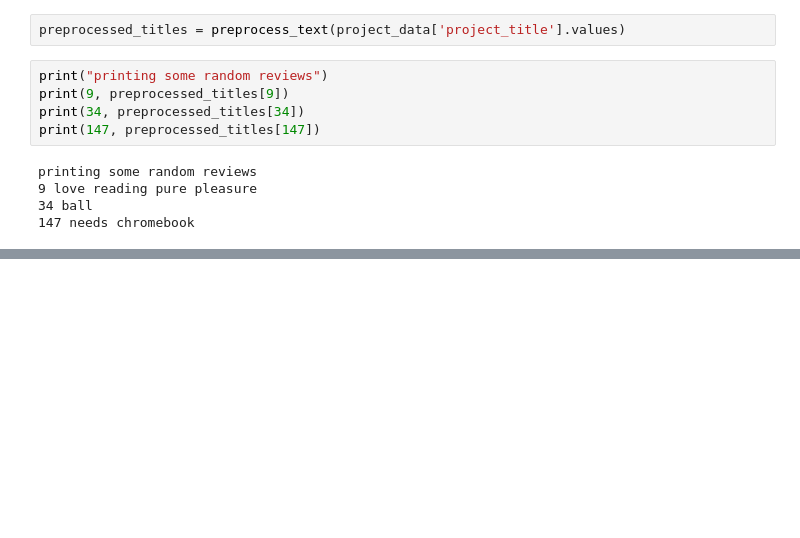
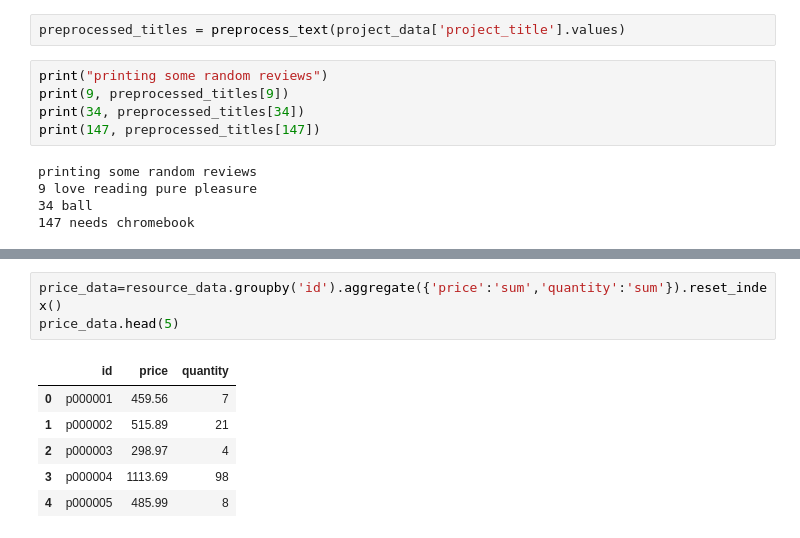
Before and after one commit to srinivas2234/Applied-Data-Science-with-Python-Specialization, a Jupyter notebook: DonorsChoose_Srinivas.ipynb, the cells around one changed output, grey strips where cells are left out. Drawn from its saved outputs; the diff is of its cells as text; blank space fills up the shorter version.

```diff
--- a/DonorsChoose_Srinivas.ipynb
+++ b/DonorsChoose_Srinivas.ipynb
@@ -417,0 +463,10 @@ printing some random reviews
+# %%
+price_data=resource_data.groupby('id').aggregate({'price':'sum','quantity':'sum'}).reset_index()
+price_data.head(5)
+# %% [output]
+|  | id | price | quantity |
+| 0 | p000001 | 459.56 | 7 |
+| 1 | p000002 | 515.89 | 21 |
+| 2 | p000003 | 298.97 | 4 |
+| 3 | p000004 | 1113.69 | 98 |
+| 4 | p000005 | 485.99 | 8 |
```
Also changed, not shown: parts of 26 cells of this notebook.
